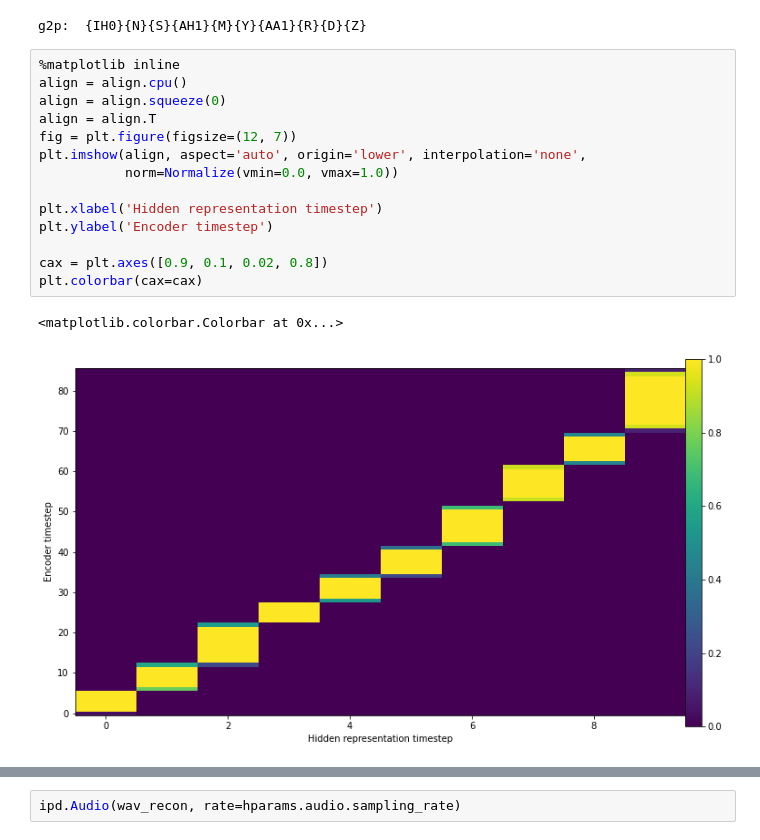
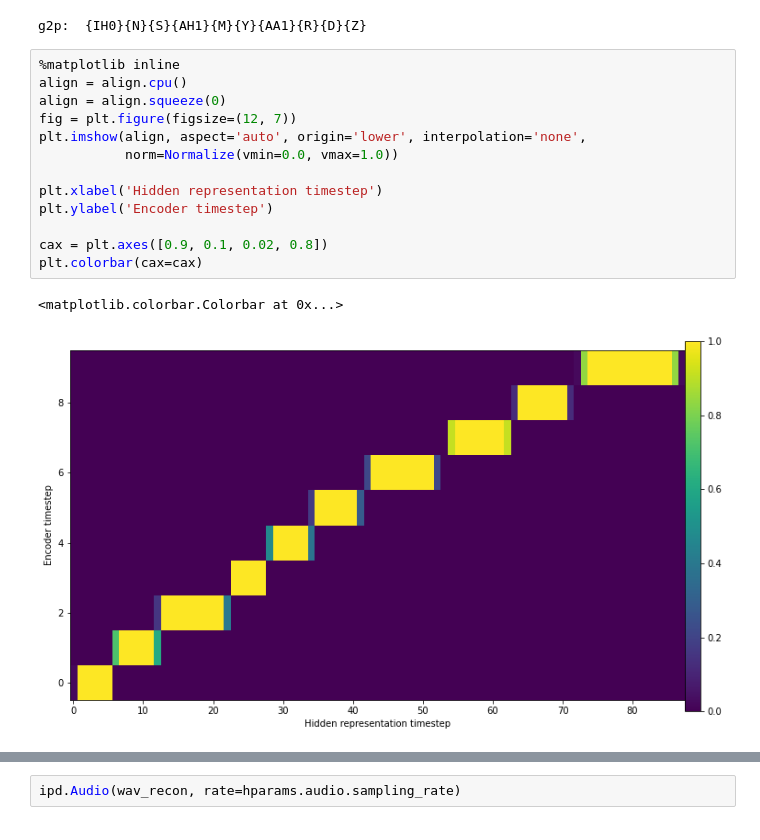
Before and after one commit to maum-ai/wavegrad2, a Jupyter notebook: inference.ipynb, the cells around one changed output, grey strips where cells are left out. Drawn from its saved outputs; the diff is of its cells as text.

Commit message:
inference.ipynb alignment transpose

```diff
--- a/inference.ipynb
+++ b/inference.ipynb
@@ -77,20 +77,19 @@ g2p:  {IH0}{N}{S}{AH1}{M}{Y}{AA1}{R}{D}{Z}
 # %%
 %matplotlib inline
 align = align.cpu()
 align = align.squeeze(0)
-align = align.T
 fig = plt.figure(figsize=(12, 7))
 plt.imshow(align, aspect='auto', origin='lower', interpolation='none',
            norm=Normalize(vmin=0.0, vmax=1.0))
 
 plt.xlabel('Hidden representation timestep')
 plt.ylabel('Encoder timestep')
 
 cax = plt.axes([0.9, 0.1, 0.02, 0.8])
 plt.colorbar(cax=cax)
 # %% [output]
 <matplotlib.colorbar.Colorbar at 0x...>
-[figure, old version]
+[figure, new version]
 # %%
 %matplotlib inline
 wav_recon = wav_recon.cpu().squeeze(0)
```
Also changed, not shown: parts of 1 cell of this notebook.
